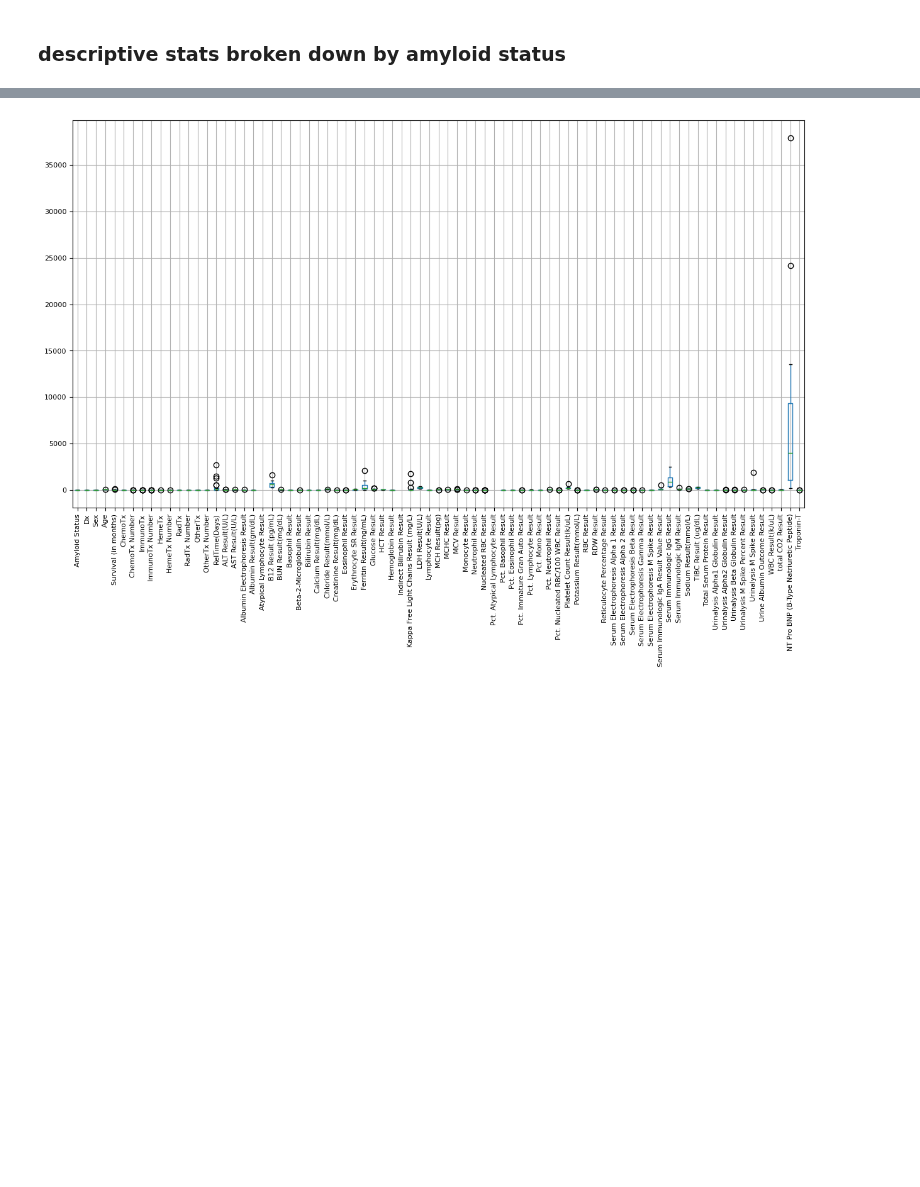
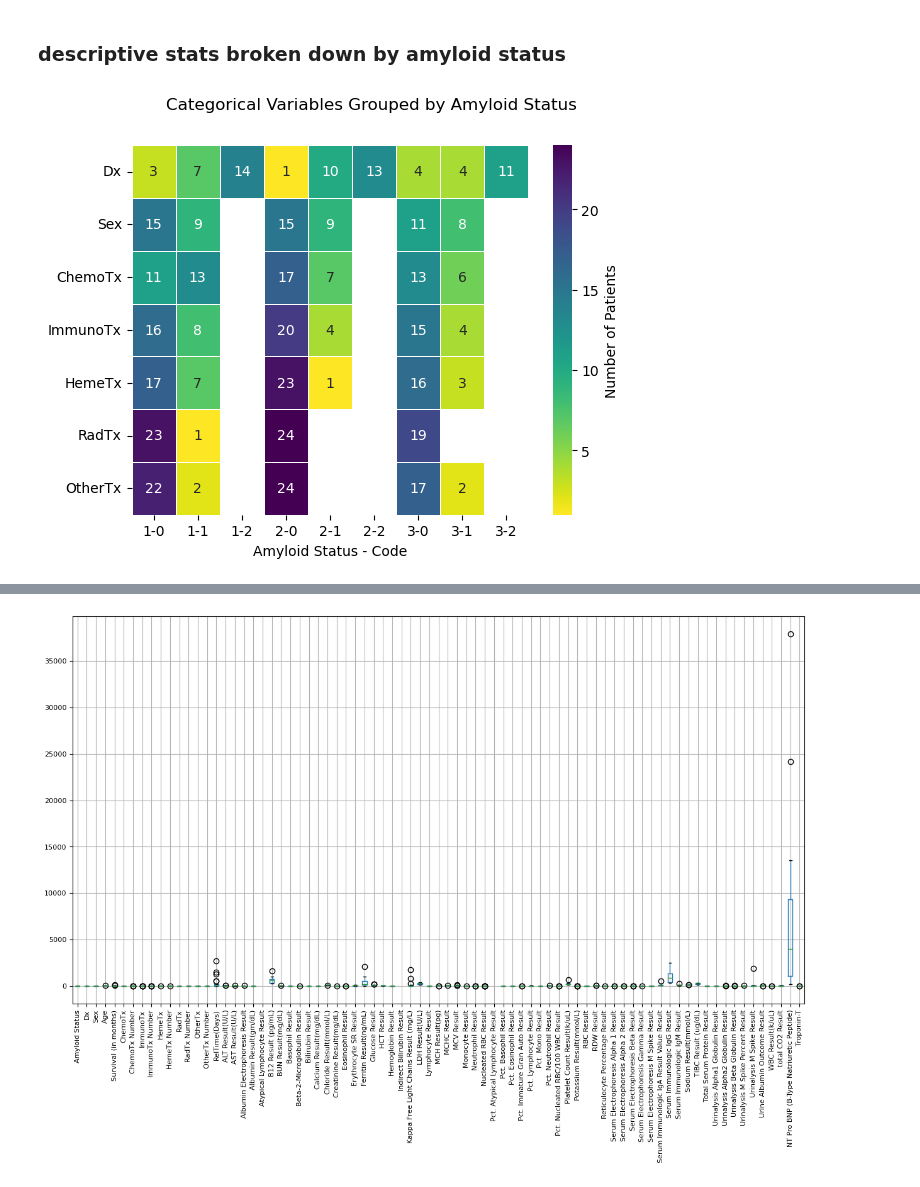
Before and after one commit to BisonCremer/cardiac-amyloidosis, a Jupyter notebook: PatientDemographics_2024-08-22_v1.ipynb, the cells around one changed output, grey strips where cells are left out. Cells and saved outputs as stored; diff of their text form; code cells hidden in the pictures; blank space fills up the shorter version.

```diff
--- a/PatientDemographics_2024-08-22_v1.ipynb
+++ b/PatientDemographics_2024-08-22_v1.ipynb
@@ -793,3 +823,25 @@ for category in list_categorical_vars:
+# %%
+dict_category_counts = {}
+df_input = df_AL_Known_DxAdj
+for category in ["Dx", "Sex", "ChemoTx", "ImmunoTx", "HemeTx", "RadTx", "OtherTx"]:
+    category_counts = df_input.groupby("Amyloid Status")[category].value_counts()
+    dict_category_counts[category] = category_counts
+
+df_category_counts = pd.DataFrame.from_dict(dict_category_counts, orient = 'index')
+
+outputToExcel(df_data = df_category_counts.T, fileName_header= fileNameHeader_Known, fileName_Common= fileNameCommon + "1Sheet_", fileName_suffix= fileNameSuffix,
+        parent_dir= outputDir, folderName=folderNameOut, sheetName= "Categorical_Stats")
+# %%
+dict_category_counts = {}
+df_input = df_summary_DxAdj_data
+for category in ["Dx", "Sex", "ChemoTx", "ImmunoTx", "HemeTx", "RadTx", "OtherTx"]:
+    category_counts = df_input.groupby("Amyloid Status")[category].value_counts()
+    dict_category_counts[category] = category_counts
+
+df_category_counts = pd.DataFrame.from_dict(dict_category_counts, orient = 'index')
+
+outputToExcel(df_data = df_category_counts.T, fileName_header= fileNameHeader_all, fileName_Common= fileNameCommon + "1Sheet_", fileName_suffix= fileNameSuffix,
+        parent_dir= outputDir, folderName=folderNameOut, sheetName= "Categorical_Stats")
 # %% [markdown]
 ### descriptive stats broken down by amyloid status
 # %%
@@ -797,0 +864,22 @@ df_descr_AL_Known_EchoAdj = df_AL_Known_EchoAdj.groupby("Amyloid Status").descri
+# %%
+groupname = "Amyloid Status"
+dict_category_counts = {}
+df_input = df_summary_DxAdj_data
+list_categories = ["Dx", "Sex", "ChemoTx", "ImmunoTx", "HemeTx", "RadTx", "OtherTx"]
+for category in list_categories:
+    category_counts = df_input.groupby(groupname)[category].value_counts()
+    dict_category_counts[category] = category_counts
+
+df_category_counts_forplot = pd.DataFrame.from_dict(dict_category_counts, orient = 'index')
+
+fig, ax = plt.subplots()
+ax = sns.heatmap(df_category_counts_forplot.reindex(sorted(df_category_counts_forplot.columns),axis =1), annot=True, linewidths= 0.5, cmap = 'viridis_r', cbar_kws={"label":"Number of Patients"})
+ax.set_xlabel("Amyloid Status - Code")
+fig.suptitle("Categorical Variables Grouped by Amyloid Status")
+
+fig_file_out = outputFiguresPath(fileName_header=fileNameHeader_all, fileName_mid="heatmap_byAL_",
+                                 fileName_suff= fileNameSuffix, parent_dir=outputDir, folderName=folder_data_out)
+
+fig.savefig(fig_file_out, bbox_inches = "tight")
+# %% [output]
+[figure, added]
```
Also changed, not shown: parts of 17 cells of this notebook.
